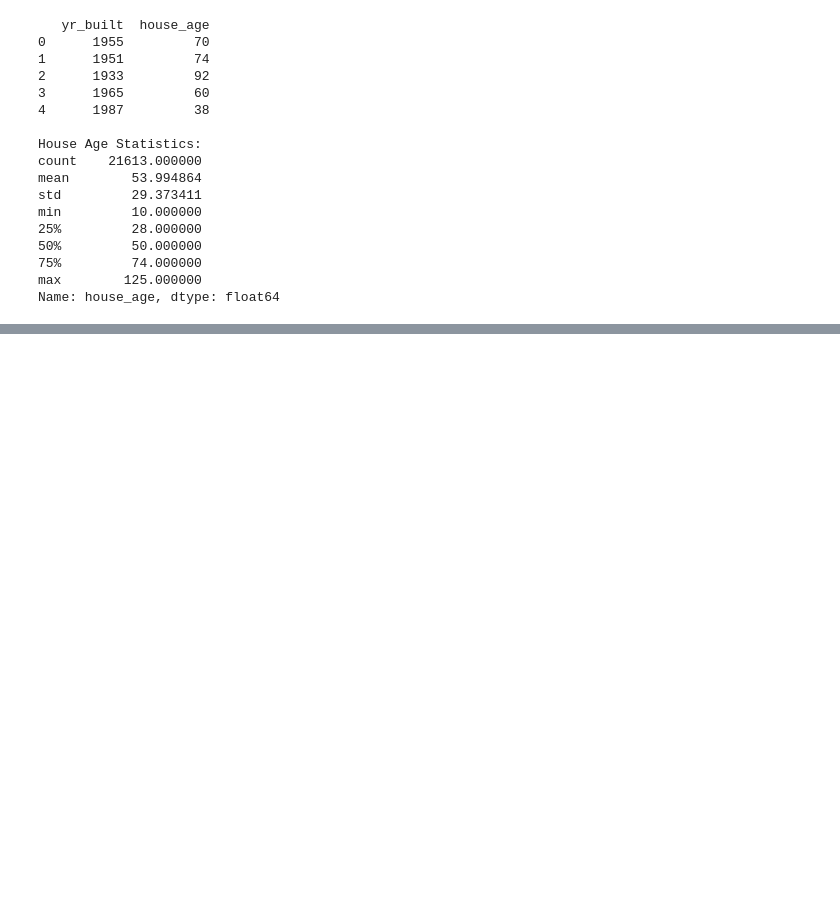
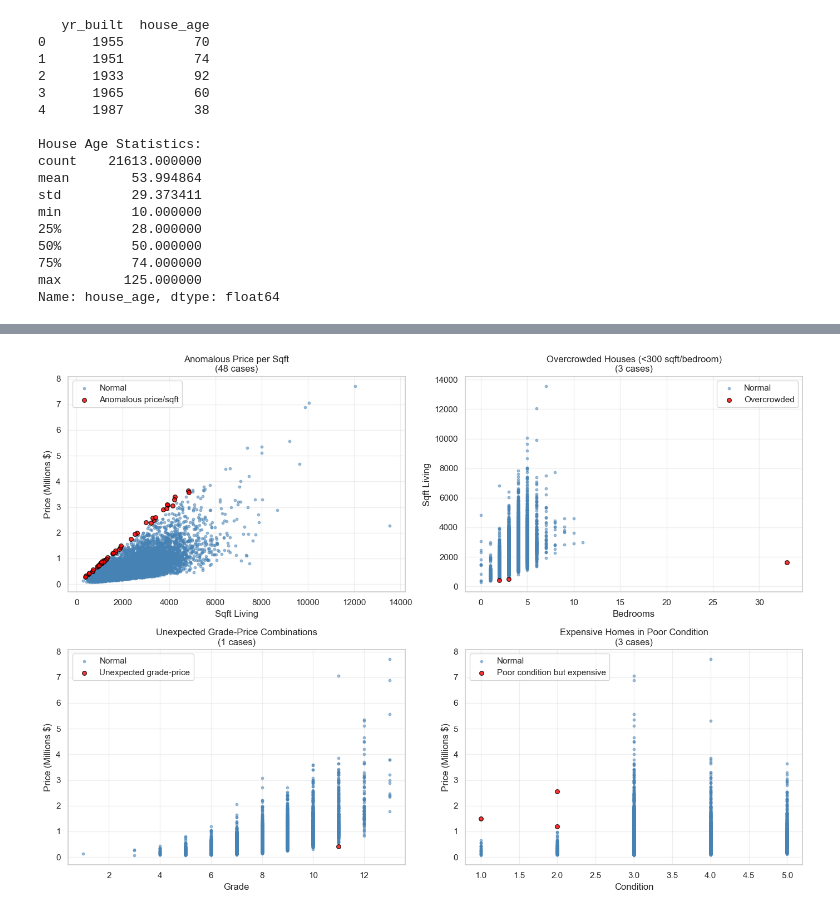
Before and after one commit to gnpthbalaji/house_price_ml_predictor, a Jupyter notebook: notebooks/01_exploratory_data_analysis.ipynb, the cells around one changed output, grey strips where cells are left out. Saved outputs shown, nothing was run; the diff lists cells and outputs as text; code cells hidden in the pictures; blank space fills up the shorter version.

```diff
--- a/notebooks/01_exploratory_data_analysis.ipynb
+++ b/notebooks/01_exploratory_data_analysis.ipynb
@@ -396,0 +458,77 @@ Name: house_age, dtype: float64
+# %%
+# Identify TRULY anomalous points in key feature relationships
+fig, axes = plt.subplots(2, 2, figsize=(14, 10))
+axes = axes.flatten()
+
+# 1. Price per sqft vs sqft_living (Underpriced vs Overpriced)
+df['price_per_sqft'] = df['price'] / df['sqft_living']
+median_price_per_sqft = df['price_per_sqft'].median()
+
+# Extreme price per sqft (>3x or <0.3x median)
+extreme_price_per_sqft = (df['price_per_sqft'] > 3*median_price_per_sqft) | \
+                         (df['price_per_sqft'] < 0.3*median_price_per_sqft)
+
+axes[0].scatter(df.loc[~extreme_price_per_sqft, 'sqft_living'],
+               df.loc[~extreme_price_per_sqft, 'price']/1000000,
+               alpha=0.5, s=10, label='Normal', color='steelblue')
+axes[0].scatter(df.loc[extreme_price_per_sqft, 'sqft_living'],
+               df.loc[extreme_price_per_sqft, 'price']/1000000,
+               alpha=0.8, s=30, label='Anomalous price/sqft', color='red', edgecolors='black')
+axes[0].set_xlabel('Sqft Living')
+axes[0].set_ylabel('Price (Millions $)')
+axes[0].set_title(f'Anomalous Price per Sqft\n({extreme_price_per_sqft.sum()} cases)')
+axes[0].legend()
+axes[0].grid(True, alpha=0.3)
+
+# 2. Bedrooms vs sqft_living (Overcrowded)
+df['sqft_per_bedroom'] = df['sqft_living'] / (df['bedrooms'] + 1)
+overcrowded = df['sqft_per_bedroom'] < 150
+
+axes[1].scatter(df.loc[~overcrowded, 'bedrooms'],
+               df.loc[~overcrowded, 'sqft_living'],
+               alpha=0.5, s=10, label='Normal', color='steelblue')
+axes[1].scatter(df.loc[overcrowded, 'bedrooms'],
+               df.loc[overcrowded, 'sqft_living'],
+               alpha=0.8, s=30, label='Overcrowded', color='red', edgecolors='black')
+axes[1].set_xlabel('Bedrooms')
+axes[1].set_ylabel('Sqft Living')
+axes[1].set_title(f'Overcrowded Houses (<300 sqft/bedroom)\n({overcrowded.sum()} cases)')
+axes[1].legend()
+axes[1].grid(True, alpha=0.3)
+
+# 3. Grade vs price (To find undervalued high-grade or overvalued low-grade)
+# Expectation/Assumption: grade 12-13 should be >$1M, grade 3-5 should be <$500K
+anomalous_grade = ((df['grade'] >= 11) & (df['price'] < 500000)) | \
+                  ((df['grade'] <= 5) & (df['price'] > 1500000))
+
+axes[2].scatter(df.loc[~anomalous_grade, 'grade'],
+               df.loc[~anomalous_grade, 'price']/1000000,
+               alpha=0.5, s=10, label='Normal', color='steelblue')
+axes[2].scatter(df.loc[anomalous_grade, 'grade'],
+               df.loc[anomalous_grade, 'price']/1000000,
+               alpha=0.8, s=30, label='Unexpected grade-price', color='red', edgecolors='black')
+axes[2].set_xlabel('Grade')
+axes[2].set_ylabel('Price (Millions $)')
+axes[2].set_title(f'Unexpected Grade-Price Combinations\n({anomalous_grade.sum()} cases)')
+axes[2].legend()
+axes[2].grid(True, alpha=0.3)
+
+# 4. Condition vs price
+poor_condition_expensive = (df['condition'] <= 2) & (df['price'] > 1000000)
+
+axes[3].scatter(df.loc[~poor_condition_expensive, 'condition'],
+               df.loc[~poor_condition_expensive, 'price']/1000000,
+               alpha=0.5, s=10, label='Normal', color='steelblue')
+axes[3].scatter(df.loc[poor_condition_expensive, 'condition'],
+               df.loc[poor_condition_expensive, 'price']/1000000,
+               alpha=0.8, s=30, label='Poor condition but expensive', color='red', edgecolors='black')
+axes[3].set_xlabel('Condition')
+axes[3].set_ylabel('Price (Millions $)')
+axes[3].set_title(f'Expensive Homes in Poor Condition\n({poor_condition_expensive.sum()} cases)')
+axes[3].legend()
+axes[3].grid(True, alpha=0.3)
+
+plt.tight_layout()
+plt.show()
+# %% [output]
+[figure, added]
```
Also changed, not shown: parts of 2 cells of this notebook.
